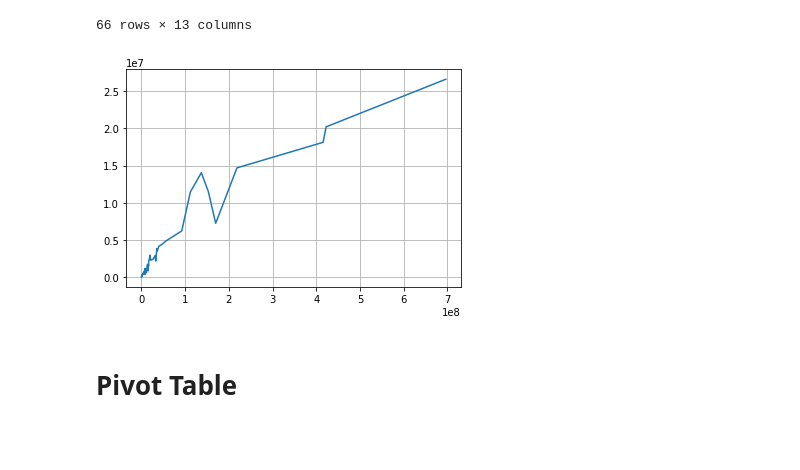
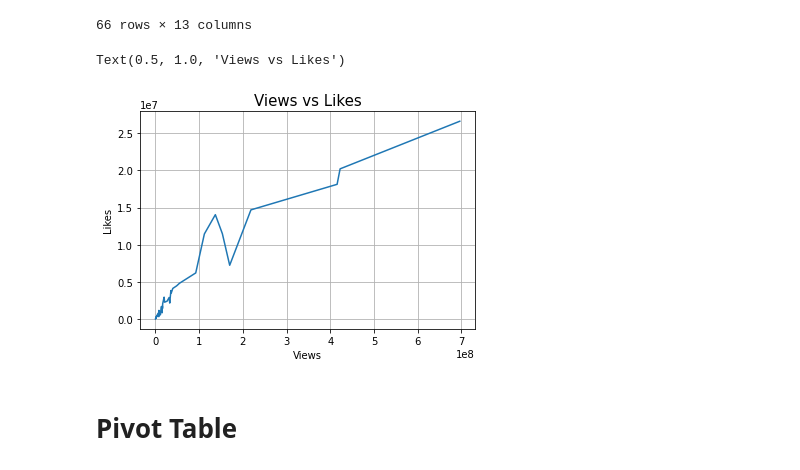
Before and after one commit to JohnLervandal/CS103A-CPA01, a Jupyter notebook: CPA01.ipynb, the cells around one changed output. Saved outputs shown, nothing was run; the diff lists cells and outputs as text; code cells hidden in the pictures; blank space fills up the shorter version.

```diff
--- a/CPA01.ipynb
+++ b/CPA01.ipynb
@@ -104,8 +112,12 @@ X
 # %%
 plt.plot(X["views"], X["likes"])
 plt.grid()
+plt.xlabel("Views")
+plt.ylabel("Likes")
+plt.title("Views vs Likes", fontsize=15)
 # %% [output]
+Text(0.5, 1.0, 'Views vs Likes')
-[figure, old version]
+[figure, new version]
 # %% [markdown]
 <h1> Pivot Table </h1>
 # %%
```
Also changed, not shown: parts of 5 cells of this notebook, 1 other file.
